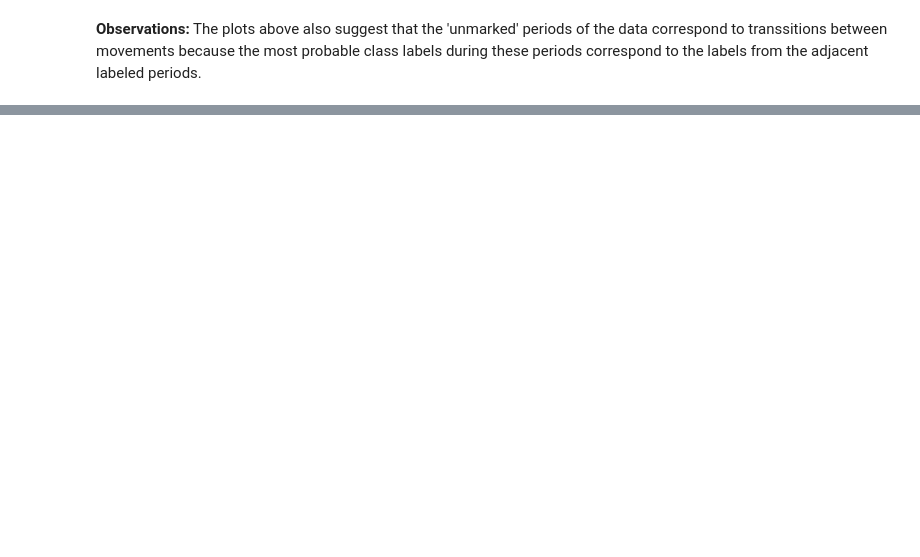
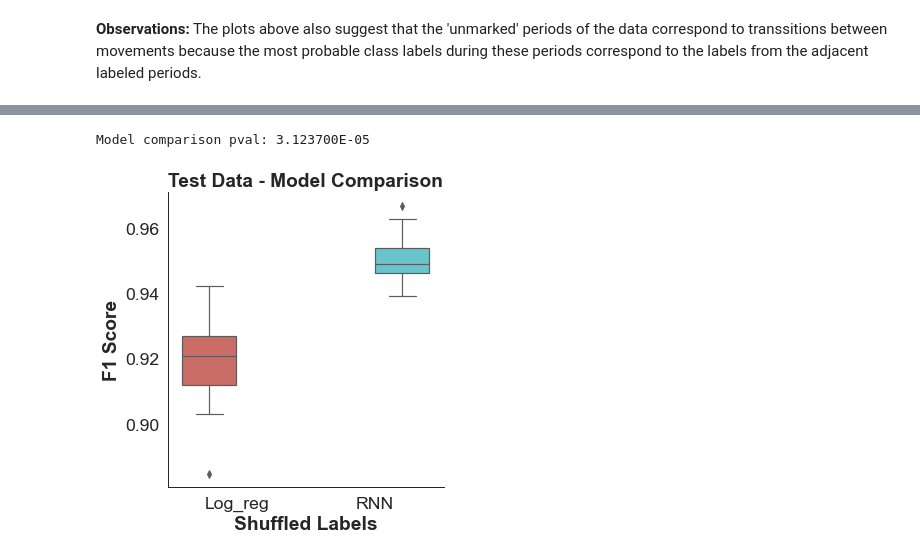
Before and after one commit to cechava/EMG_gestures, a Jupyter notebook: single_subject_classfication_demo.ipynb, the cells around one changed output, grey strips where cells are left out. Saved outputs shown, nothing was run; the diff lists cells and outputs as text; code cells hidden in the pictures; blank space fills up the shorter version.

```diff
--- a/single_subject_classfication_demo.ipynb
+++ b/single_subject_classfication_demo.ipynb
@@ -247,0 +367,29 @@ array([[1.00000000e+00, 3.21362608e-25, 3.39454397e-10, 3.77738039e-17,
+# %%
+lr_results_df['Model'] = 'Log_reg'
+rnn_results_df['Model'] = 'RNN'
+
+all_results_df = pd.concat([lr_results_df,rnn_results_df],axis = 0)
+
+test_results_df = all_results_df.loc[(all_results_df.Type == 'Test')&\
+                                     (all_results_df.Shuffled == False)]
+
+
+
+#Compare across models. Output p-value
+
+tstat, pval_model = scipy.stats.ttest_ind(test_results_df.loc[(test_results_df.Model == 'Log_reg')]['F1_score'].values,\
+                                        test_results_df.loc[(test_results_df.Model == 'RNN')]['F1_score'].values)
+print('Model comparison pval: %E' %(pval_model))
+
+#Visualize results
+sns.set_palette(sns.color_palette("hls", 2))
+g = sns.catplot(data = test_results_df, x= 'Model', y = 'F1_score', hue = 'Model',\
+            kind = 'box', order = ['Log_reg','RNN'])
+#Label axes and subpots
+for ax in g.axes[0]:
+    ax.set_xlabel('Shuffled Labels')
+g.axes[0][0].set_ylabel('F1 Score')
+g.axes[0][0].set_title('Test Data - Model Comparison',fontweight = 'bold');
+# %% [output]
+Model comparison pval: 3.123700E-05
+[figure, added]
```
Also changed, not shown: parts of 13 cells of this notebook, 3 other files.
